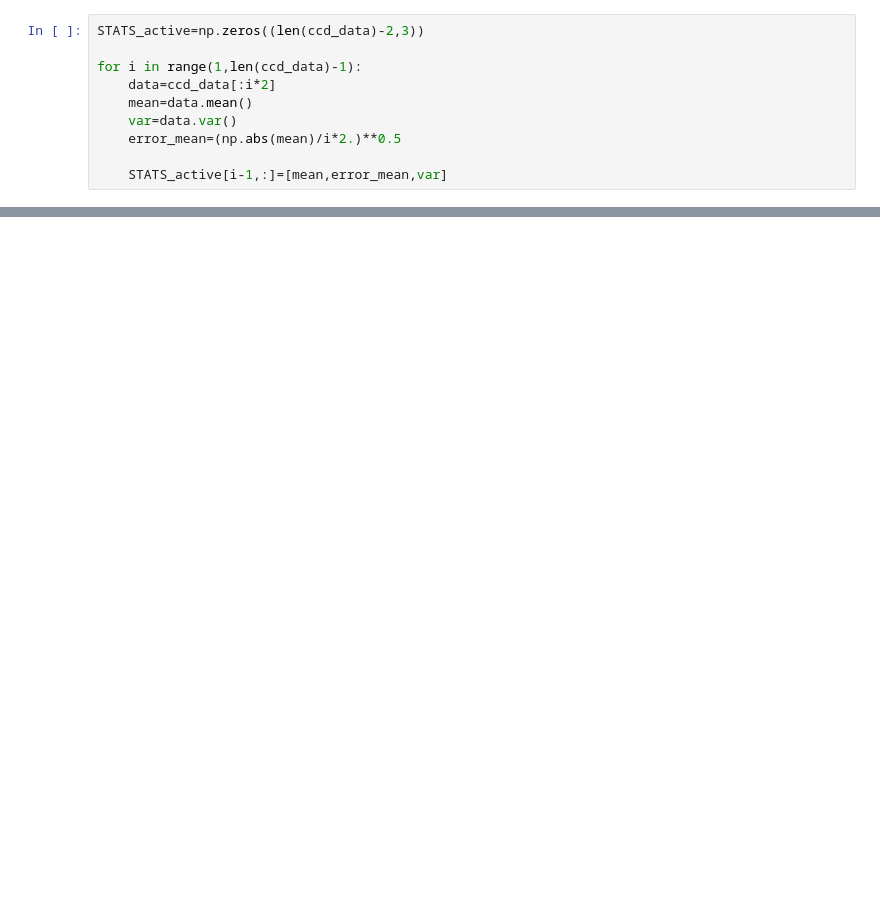
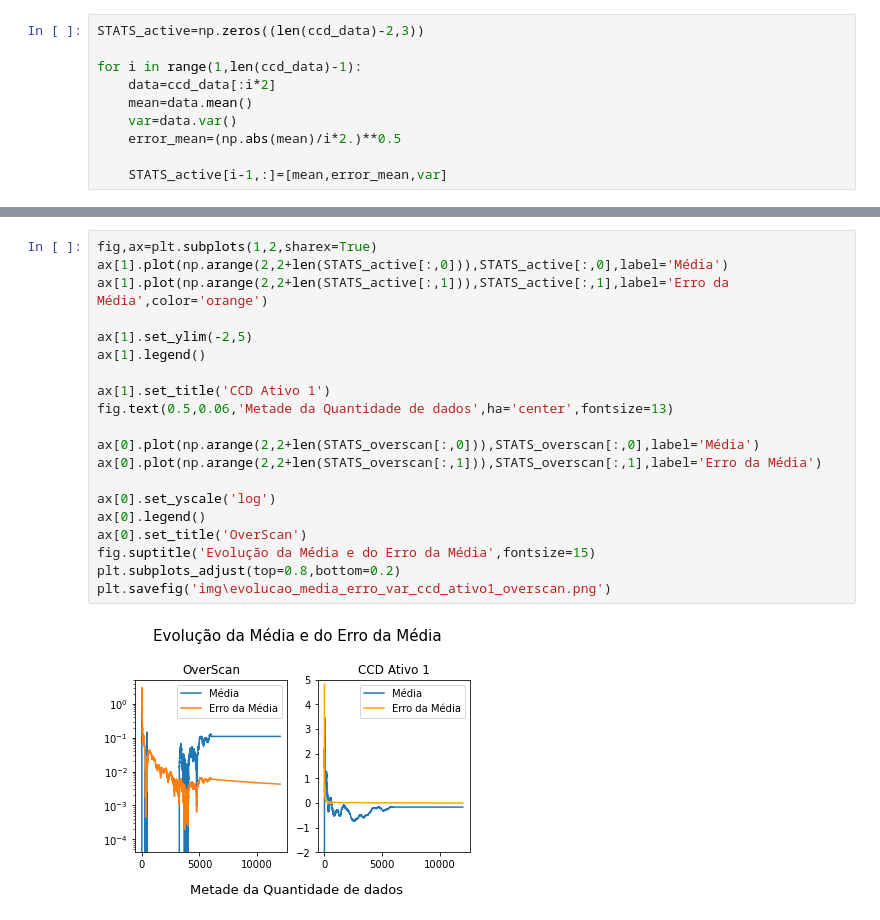
Before and after one commit to estevanmendes/LABIV, a Jupyter notebook: codigo_analise_v1.ipynb, the cells around one changed output, grey strips where cells are left out. Drawn from its saved outputs; the diff is of its cells as text; blank space fills up the shorter version.

```diff
--- a/codigo_analise_v1.ipynb
+++ b/codigo_analise_v1.ipynb
@@ -326,2 +329,24 @@ ax1.set_xlabel('Metade da Quantidade de dados')
+# %%
+fig,ax=plt.subplots(1,2,sharex=True)
+ax[1].plot(np.arange(2,2+len(STATS_active[:,0])),STATS_active[:,0],label='Média')
+ax[1].plot(np.arange(2,2+len(STATS_active[:,1])),STATS_active[:,1],label='Erro da Média',color='orange')
+
+ax[1].set_ylim(-2,5)
+ax[1].legend()
+
+ax[1].set_title('CCD Ativo 1')
+fig.text(0.5,0.06,'Metade da Quantidade de dados',ha='center',fontsize=13)
+
+ax[0].plot(np.arange(2,2+len(STATS_overscan[:,0])),STATS_overscan[:,0],label='Média')
+ax[0].plot(np.arange(2,2+len(STATS_overscan[:,1])),STATS_overscan[:,1],label='Erro da Média')
+
+ax[0].set_yscale('log')
+ax[0].legend()
+ax[0].set_title('OverScan')
+fig.suptitle('Evolução da Média e do Erro da Média',fontsize=15)
+plt.subplots_adjust(top=0.8,bottom=0.2)
+plt.savefig('img\evolucao_media_erro_var_ccd_ativo1_overscan.png')
+# %% [output]
+[figure, added]
 # %%
 fig,ax1=plt.subplots()
```
Also changed, not shown: parts of 5 cells of this notebook, 5 other files.
